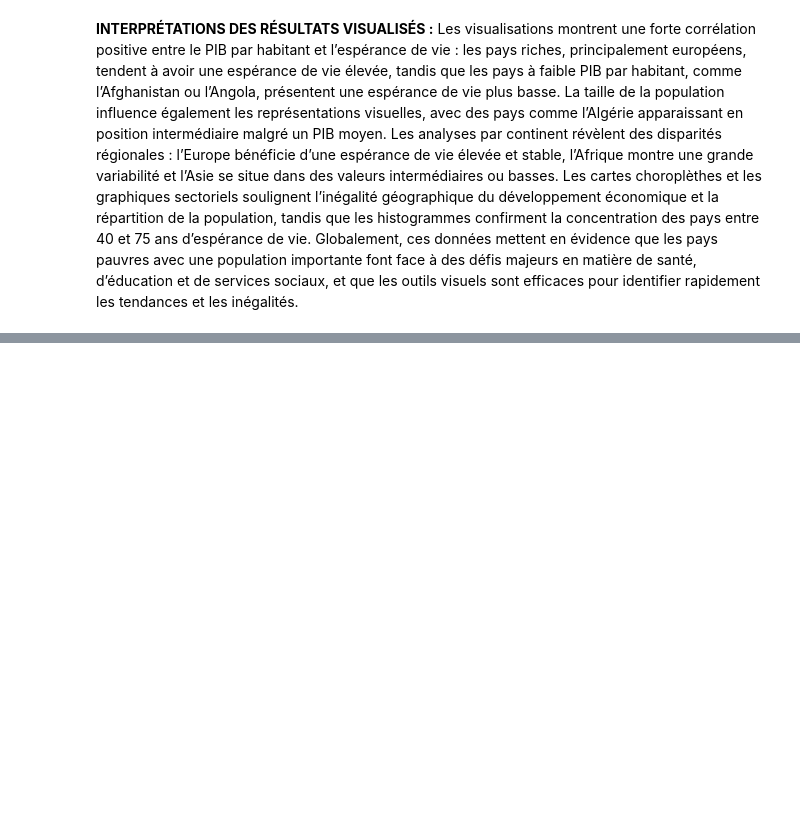
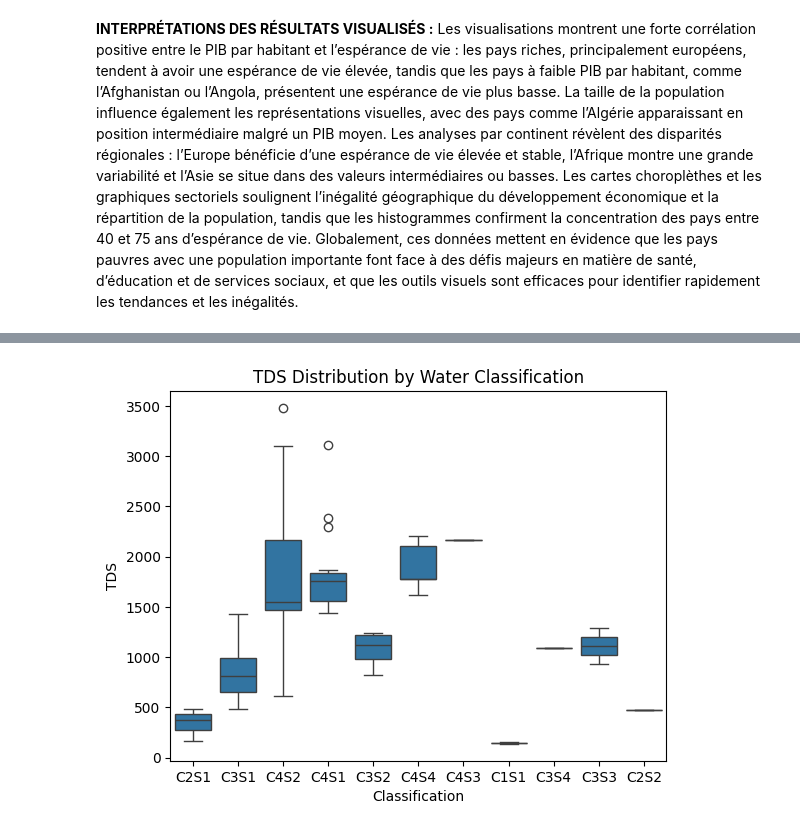
Before and after one commit to keirabasma/Formation-IA, a Jupyter notebook: CHERADI_Yasmine_workshop1.ipynb, the cells around one changed output, grey strips where cells are left out. Cells and saved outputs as stored; diff of their text form; code cells hidden in the pictures; blank space fills up the shorter version.

```diff
--- a/CHERADI_Yasmine_workshop1.ipynb
+++ b/CHERADI_Yasmine_workshop1.ipynb
@@ -299,0 +337,11 @@ df.dropna(inplace=True)
+# %%
+plt.figure()
+sns.boxplot(
+    data=df,
+    x='Classification',
+    y='TDS'
+)
+plt.title("TDS Distribution by Water Classification")
+plt.show()
+# %% [output]
+[figure, added]
```
Also changed, not shown: parts of 23 cells of this notebook.
